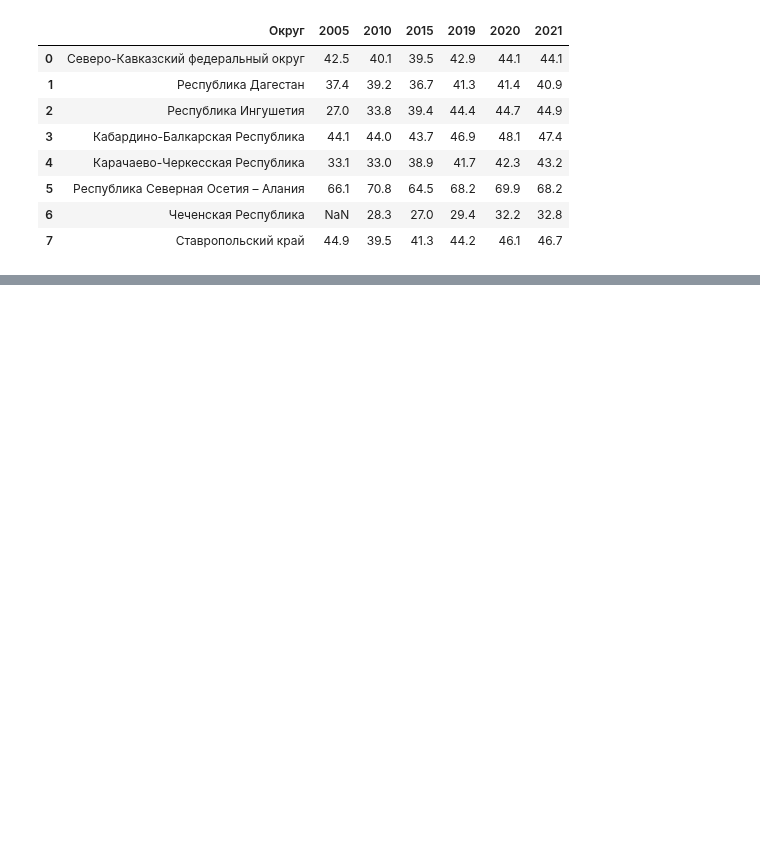
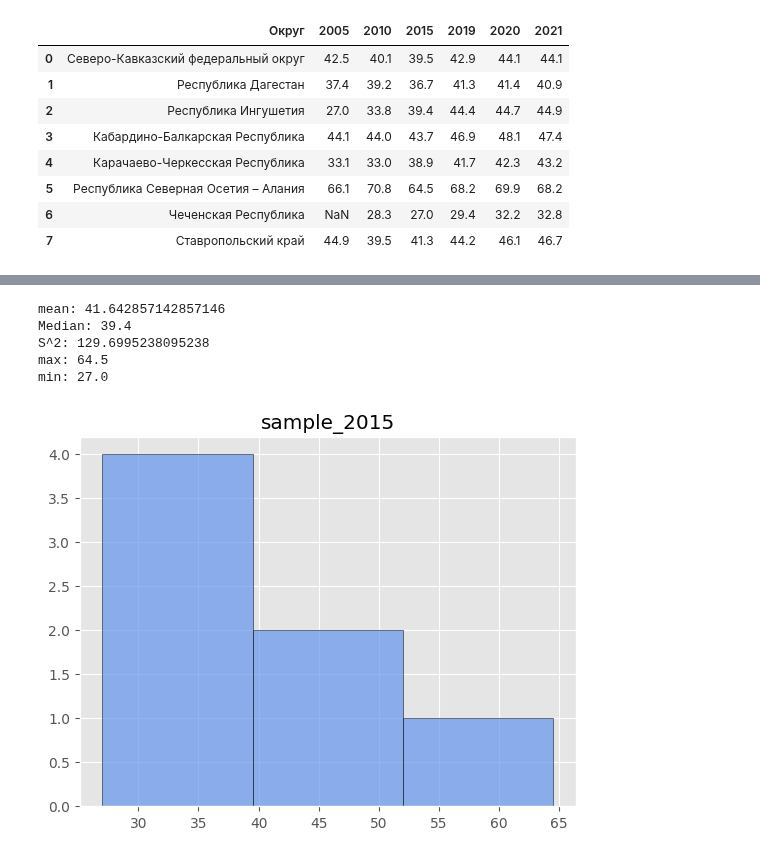
Before and after one commit to c0de1sl1fe/Probability, a Jupyter notebook: lab_3/lab_3.ipynb, the cells around one changed output, grey strips where cells are left out. Saved outputs shown, nothing was run; the diff lists cells and outputs as text; code cells hidden in the pictures; blank space fills up the shorter version.

```diff
--- a/lab_3/lab_3.ipynb
+++ b/lab_3/lab_3.ipynb
@@ -69,0 +97,16 @@ data.quantile([0.25, 0.5, 0.75])
+# %%
+sample_2015 = sample.iloc[1:, 3]
+sample_2015 = sample_2015[~np.isnan (sample_2015)]
+plt.hist(sample_2015, bins=3, edgecolor='black', color="cornflowerblue", alpha=0.7)
+plt.title("sample_2015")
+print(f"mean: {np.mean(sample_2015)}")
+print(f'Median: {np.median(sample_2015)}')
+print(f"S^2: {statistics.variance(sample_2015)}")
+print(f"max: {np.max(sample_2015)} \nmin: {np.min(sample_2015)}")
+# %% [output]
+mean: 41.642857142857146
+Median: 39.4
+S^2: 129.6995238095238
+max: 64.5
+min: 27.0
+[figure, added]
```
Also changed, not shown: parts of 24 cells of this notebook, 1 other file.
